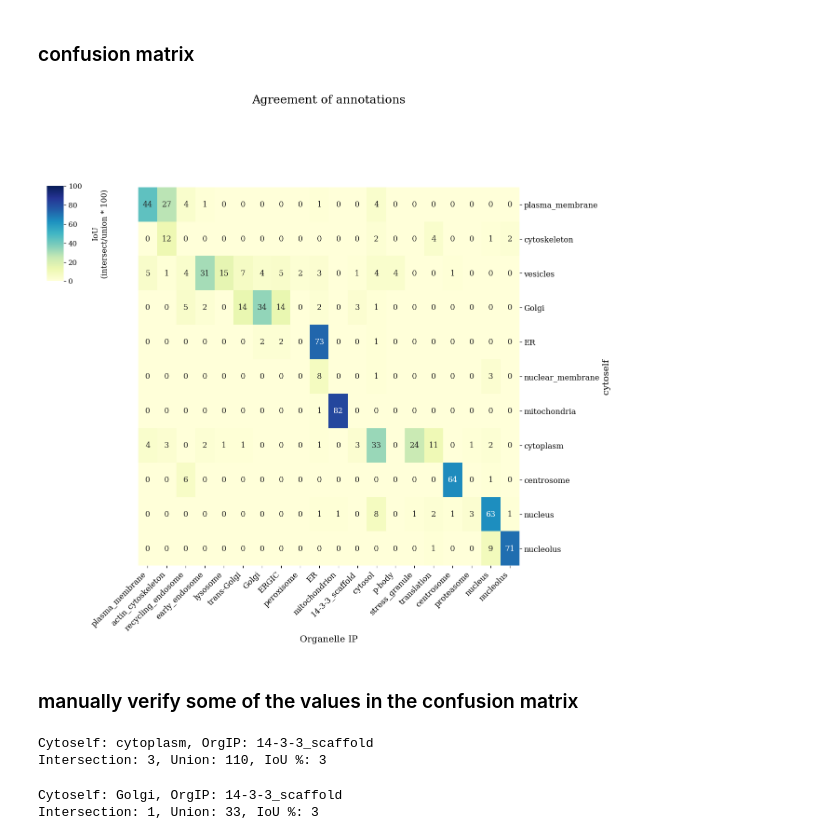
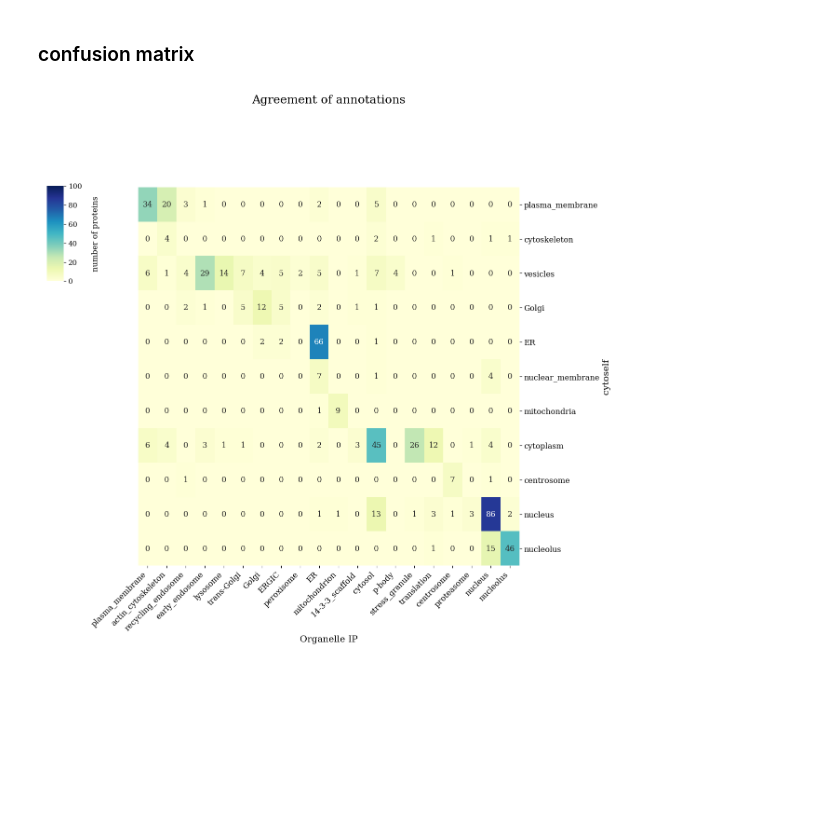
Before and after one commit to czbiohub-sf/Organelle_IP_analyses_and_figures, a Jupyter notebook: notebooks/Supplementary_figures/Suppl_fig6/panel_D/Suppl_fig6_D_sankey_and_confusion.ipynb, the cells around one changed output. Saved outputs shown, nothing was run; the diff lists cells and outputs as text; code cells hidden in the pictures; blank space fills up the shorter version.

```diff
--- a/notebooks/Supplementary_figures/Suppl_fig6/panel_D/Sankey_compare_imaging_OC_confusion.ipynb
+++ b/notebooks/Supplementary_figures/Suppl_fig6/panel_D/Suppl_fig6_D_sankey_and_confusion.ipynb
@@ -1,16 +3,21 @@
 # %%
-import os
-import sys
-from datetime import datetime
+import os, sys
 from pathlib import Path
-import anndata as ad
 import matplotlib.pyplot as plt
 import pandas as pd
 from pysankey import sankey
 
 plt.rcParams['pdf.fonttype'] = 42
+
+script_path = Path.cwd().parent.parent.parent / "script"
+data_path = Path.cwd().parent.parent.parent.parent  / "data"
+sys.path.append(str(script_path))
+
+
+output_folder = Path.cwd() / "output"
+os.makedirs(output_folder, exist_ok=True)
 # %%
-annotations_df = pd.read_excel('Table_SX_annotation_including_imaging.xlsx', sheet_name='annotations_with_imaging')
+annotations_df = pd.read_excel(data_path / "external" / 'Table_SX_annotation_including_imaging.xlsx', sheet_name='annotations_with_imaging')
 annotations_df.head()
 # %% [output]
 |  | target_name | ensg_id | annotations_grade_3 | annotations_grade_2 | annotations_grade_1 | graph_annotation | ... |
@@ -100,7 +107,7 @@ import itertools
 combinations = list(itertools.product(left_order, right_order))
 # %%
 # compute IoU
-def compute_IoU(list1, list2, list1_item, list2_item):
+def compute_count(list1, list2, list1_item, list2_item):
     """
     Compute the intersection over union for two lists of annotations
     list1_item: the item in list1 to compare
@@ -110,17 +117,15 @@ def compute_IoU(list1, list2, list1_item, list2_item):
     assert list2_item in list2, f"{list2_item} not in {list2}"
 
     intersection = sum((l1 == list1_item and l2 == list2_item) for l1, l2 in zip(list1, list2))
-    union = sum((l1 == list1_item or l2 == list2_item) for l1, l2 in zip(list1, list2))
-    if union == 0:
-        return 0
-    return round(intersection / union *100) # in percentage
+
+    return intersection
 
 confusion_results = {}
 
 for combo in combinations:
     cytoself_label = combo[0]
     OrgIP_label = combo[1]
-    IoU = compute_IoU(data_single["annotations_grade3_simpler"].to_list(),
+    IoU = compute_count(data_single["annotations_grade3_simpler"].to_list(),
                       data_single["graph_annotation"].to_list(),
                       cytoself_label, OrgIP_label)
     confusion_results[combo] = IoU
@@ -128,83 +133,47 @@ for combo in combinations:
 # process the results for plotting
 
 # Create a DataFrame with indices as left_order (cytoself) and columns as right_order (OrgIP)
-conflusion_df = pd.DataFrame(index=left_order, columns=right_order)
+confusion_df = pd.DataFrame(index=left_order, columns=right_order)
 
 # Fill the DataFrame with the computed values
 for (i, j), value in confusion_results.items():
-    conflusion_df.at[i, j] = value
+    confusion_df.at[i, j] = value
 
 # Fill the diagonal with NaN (or 0) since we are not calculating values for same element pairs
-conflusion_df.fillna(1, inplace=True)  # Or df.fillna(np.nan, inplace=True) if you want NaNs
+confusion_df.fillna(1, inplace=True)  # Or df.fillna(np.nan, inplace=True) if you want NaNs
 # %%
 # Plot the confusion matrix as heatmap
 import seaborn as sns
-g = sns.clustermap(conflusion_df,
+g = sns.clustermap(confusion_df,
                    annot=True,
                    row_cluster=False, col_cluster=False,
                      cmap="YlGnBu",
                      vmax=100, vmin=0,
                      annot_kws={"size": 12},
                      figsize=(12, 12,),
                      cbar_kws={"label": "IoU (intersect/union)"}
 )
 
 
 # Rotate the x-axis tick labels by 45 degrees
 plt.setp(g.ax_heatmap.xaxis.get_majorticklabels(), rotation=45, ha="right")
 # Adjust the title position
 g.ax_heatmap.set_title("Agreement of annotations", pad=130, fontsize=18)  # Adjust the pad for the title
 # Adjust the color bar position
 g.cax.set_position([0.02, 0.65, 0.03, 0.17])  # [left, bottom, width, height]
 # Add a title to the color bar
-g.cax.set_ylabel("IoU\n(intersect/union * 100)", rotation=90, labelpad=15)
+g.cax.set_ylabel("number of proteins", rotation=90, labelpad=15)
 # Adjust the tick labels size
 plt.setp(g.ax_heatmap.xaxis.get_majorticklabels(), fontsize=12)  # X-axis labels
 plt.setp(g.ax_heatmap.yaxis.get_majorticklabels(), fontsize=12)  # Y-axis labels
 # Adjust the color bar label size
 g.cax.yaxis.label.set_size(12)
 # Adjust the color bar tick labels size
 g.cax.tick_params(labelsize=11)
 # Set x and y labels
 g.ax_heatmap.set_xlabel('Organelle IP', fontsize=14)
 g.ax_heatmap.set_ylabel('cytoself', fontsize=14)
 
 plt.show()
 # %% [output]
-[figure, old version]
+[figure, new version]
-# %% [markdown]
-### manually verify some of the values in the confusion matrix
-# %%
-# verify some of the values
-list1_item = "cytoplasm"
-list2_item = "14-3-3_scaffold"
-list1 = data_single["annotations_grade3_simpler"].to_list()
-list2 = data_single["graph_annotation"].to_list()
-
-
-intersection = sum((l1 == list1_item and l2 == list2_item) for l1, l2 in zip(list1, list2))
-union = sum((l1 == list1_item or l2 == list2_item) for l1, l2 in zip(list1, list2))
-IoU = round(intersection / union *100) # in percentage
-
-print(f"Cytoself: {list1_item}, OrgIP: {list2_item}")
-print(f"Intersection: {intersection}, Union: {union}, IoU %: {IoU}")
-# %% [output]
-Cytoself: cytoplasm, OrgIP: 14-3-3_scaffold
-Intersection: 3, Union: 110, IoU %: 3
-# %%
-# verify some of the values
-list1_item = "Golgi"
-list2_item = "14-3-3_scaffold"
-list1 = data_single["annotations_grade3_simpler"].to_list()
-list2 = data_single["graph_annotation"].to_list()
-
-
-intersection = sum((l1 == list1_item and l2 == list2_item) for l1, l2 in zip(list1, list2))
-union = sum((l1 == list1_item or l2 == list2_item) for l1, l2 in zip(list1, list2))
-IoU = round(intersection / union *100) # in percentage
-
-print(f"Cytoself: {list1_item}, OrgIP: {list2_item}")
-print(f"Intersection: {intersection}, Union: {union}, IoU %: {IoU}")
-# %% [output]
-Cytoself: Golgi, OrgIP: 14-3-3_scaffold
-Intersection: 1, Union: 33, IoU %: 3
```
Also changed, not shown: parts of 4 cells of this notebook, 4 other files.
